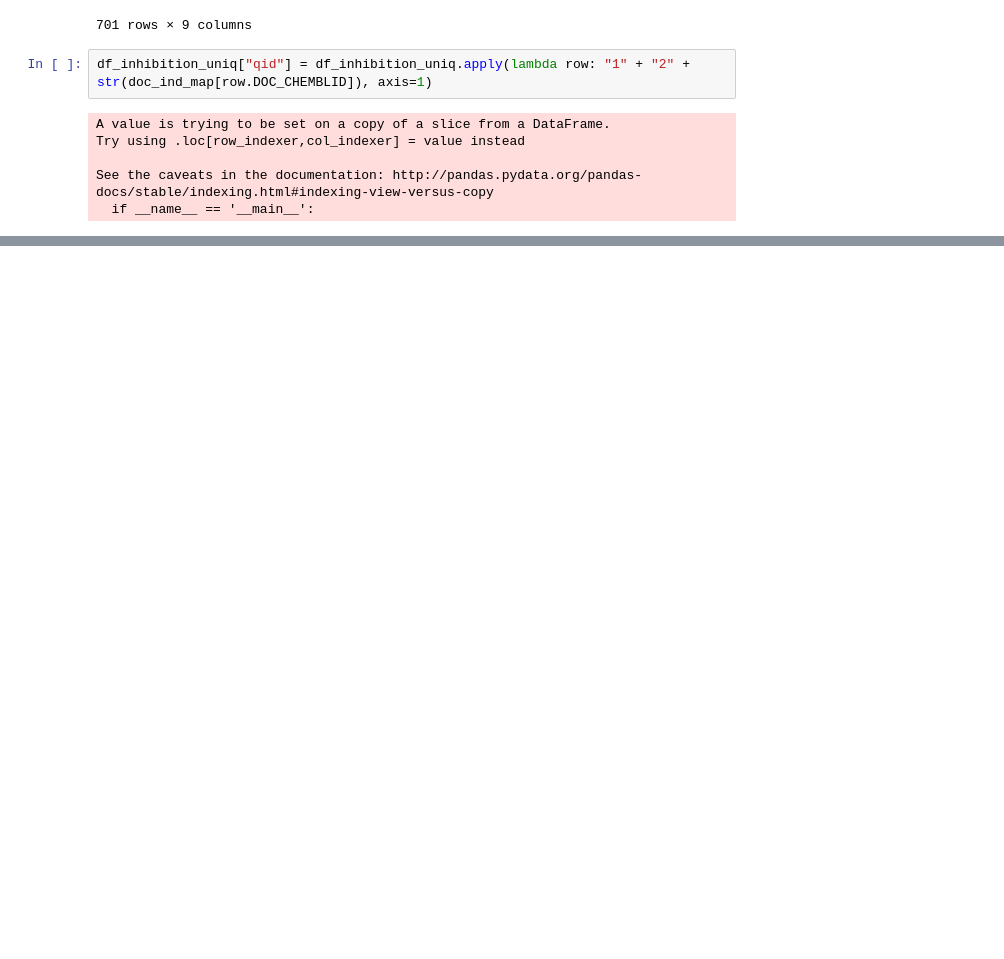
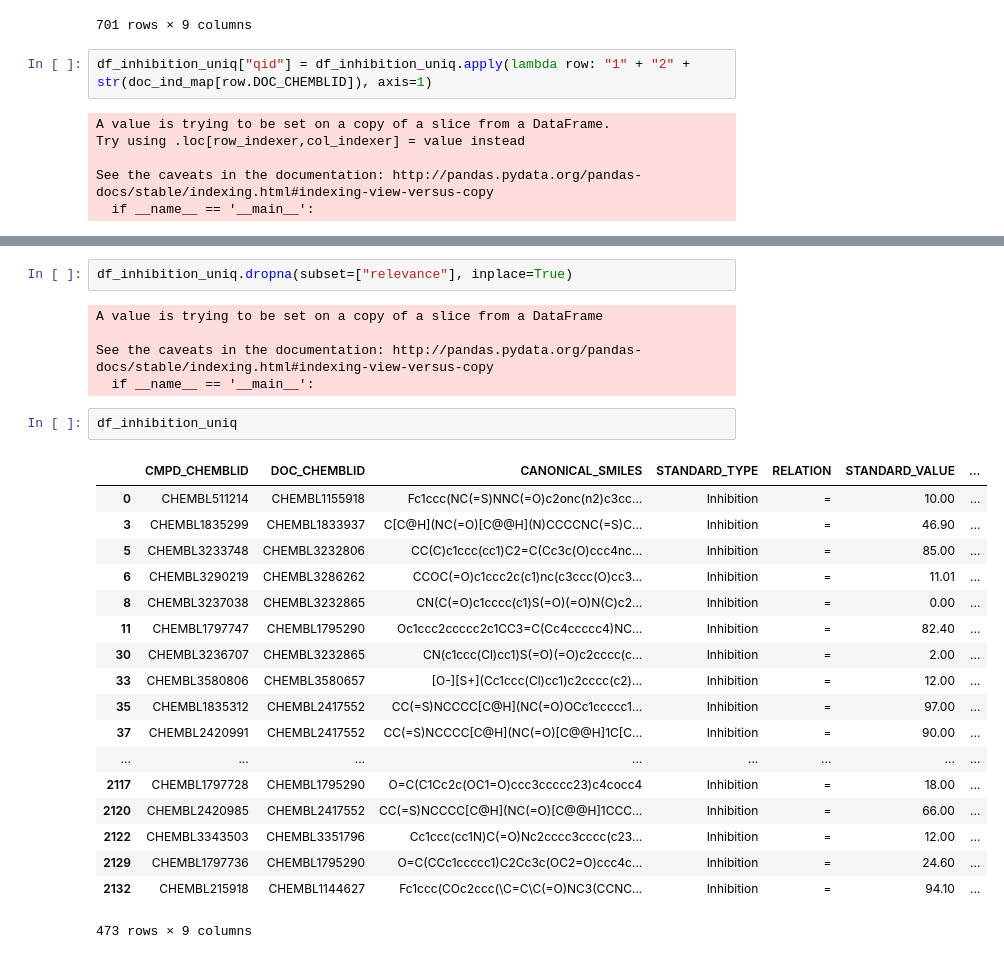
Before and after one commit to szdr/cadd-contest-4, a Jupyter notebook: notebook/DataCleansing.ipynb, the cells around one changed output, grey strips where cells are left out. Cells and saved outputs as stored; diff of their text form; blank space fills up the shorter version.

Commit message:
[MODIFY] drop records with NaN relevance

```diff
--- a/notebook/DataCleansing.ipynb
+++ b/notebook/DataCleansing.ipynb
@@ -286 +286,29 @@ df_inhibition_uniq.sort_values(by="qid")
 718 rows × 9 columns
+# %%
+df_inhibition_uniq.dropna(subset=["relevance"], inplace=True)
+# %% [output]
+A value is trying to be set on a copy of a slice from a DataFrame
+
+See the caveats in the documentation: http://pandas.pydata.org/pandas-docs/stable/indexing.html#indexing-view-versus-copy
+  if __name__ == '__main__':
+# %%
+df_inhibition_uniq
+# %% [output]
+|  | CMPD_CHEMBLID | DOC_CHEMBLID | CANONICAL_SMILES | STANDARD_TYPE | RELATION | STANDARD_VALUE | ... |
+| 0 | CHEMBL511214 | CHEMBL1155918 | Fc1ccc(NC(=S)NNC(=O)c2onc(n2)c3cc... | Inhibition | = | 10.00 | ... |
+| 3 | CHEMBL1835299 | CHEMBL1833937 | C[C@H](NC(=O)[C@@H](N)CCCCNC(=S)C... | Inhibition | = | 46.90 | ... |
+| 5 | CHEMBL3233748 | CHEMBL3232806 | CC(C)c1ccc(cc1)C2=C(Cc3c(O)ccc4nc... | Inhibition | = | 85.00 | ... |
+| 6 | CHEMBL3290219 | CHEMBL3286262 | CCOC(=O)c1ccc2c(c1)nc(c3ccc(O)cc3... | Inhibition | = | 11.01 | ... |
+| 8 | CHEMBL3237038 | CHEMBL3232865 | CN(C(=O)c1cccc(c1)S(=O)(=O)N(C)c2... | Inhibition | = | 0.00 | ... |
+| 11 | CHEMBL1797747 | CHEMBL1795290 | Oc1ccc2ccccc2c1CC3=C(Cc4ccccc4)NC... | Inhibition | = | 82.40 | ... |
+| 30 | CHEMBL3236707 | CHEMBL3232865 | CN(c1ccc(Cl)cc1)S(=O)(=O)c2cccc(c... | Inhibition | = | 2.00 | ... |
+| 33 | CHEMBL3580806 | CHEMBL3580657 | [O-][S+](Cc1ccc(Cl)cc1)c2cccc(c2)... | Inhibition | = | 12.00 | ... |
+| 35 | CHEMBL1835312 | CHEMBL2417552 | CC(=S)NCCCC[C@H](NC(=O)OCc1ccccc1... | Inhibition | = | 97.00 | ... |
+| 37 | CHEMBL2420991 | CHEMBL2417552 | CC(=S)NCCCC[C@H](NC(=O)[C@@H]1C[C... | Inhibition | = | 90.00 | ... |
+| ... | ... | ... | ... | ... | ... | ... | ... |
+| 2117 | CHEMBL1797728 | CHEMBL1795290 | O=C(C1Cc2c(OC1=O)ccc3ccccc23)c4cocc4 | Inhibition | = | 18.00 | ... |
+| 2120 | CHEMBL2420985 | CHEMBL2417552 | CC(=S)NCCCC[C@H](NC(=O)[C@@H]1CCC... | Inhibition | = | 66.00 | ... |
+| 2122 | CHEMBL3343503 | CHEMBL3351796 | Cc1ccc(cc1N)C(=O)Nc2cccc3cccc(c23... | Inhibition | = | 12.00 | ... |
+| 2129 | CHEMBL1797736 | CHEMBL1795290 | O=C(CCc1ccccc1)C2Cc3c(OC2=O)ccc4c... | Inhibition | = | 24.60 | ... |
+| 2132 | CHEMBL215918 | CHEMBL1144627 | Fc1ccc(COc2ccc(\C=C\C(=O)NC3(CCNC... | Inhibition | = | 94.10 | ... |
+473 rows × 9 columns
```
Also changed, not shown: parts of 3 cells of this notebook.
